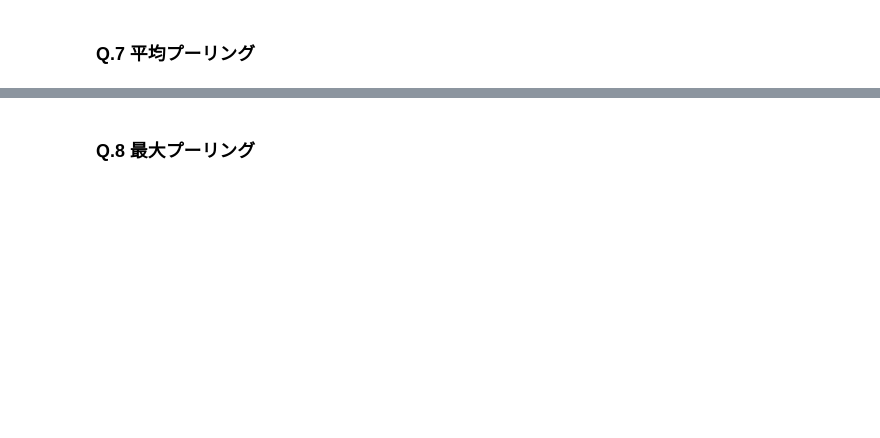
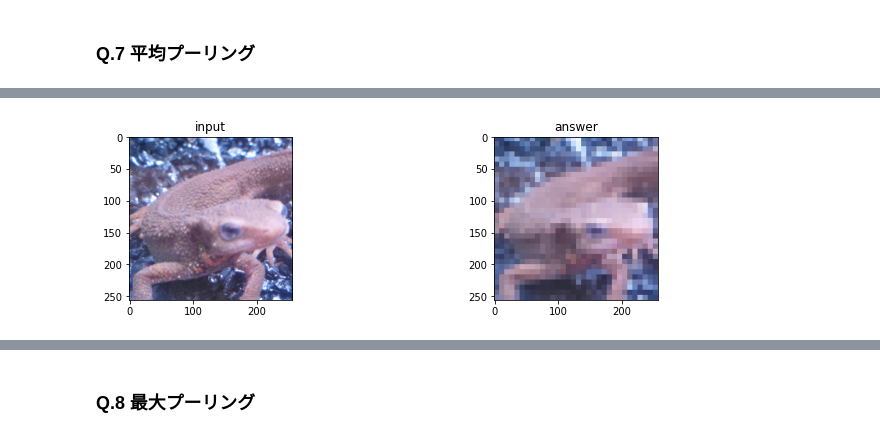
Before and after one commit to TakuroTerui/Gasyori100knock, a Jupyter notebook: work/Gasyori100knock_Q1_10.ipynb, the cells around one changed output, grey strips where cells are left out. Drawn from its saved outputs; the diff is of its cells as text; code cells hidden in the pictures; blank space fills up the shorter version.

```diff
--- a/work/Gasyori100knock_Q1_10.ipynb
+++ b/work/Gasyori100knock_Q1_10.ipynb
@@ -270,0 +315,40 @@ plt.show()
+# %%
+def pool_average(img, ksize_h=8, ksize_w=8):
+    _img = img.copy().astype(np.float32)
+
+    # padding
+    h, w = img.shape[:2]
+    outer_h = h % ksize_h
+    pad_top = outer_h // 2
+    pad_bottom = outer_h - pad_top
+    outer_w = w % ksize_w
+    pad_left = outer_w // 2
+    pad_right = outer_w - pad_left
+
+    _img = np.pad(_img, [(pad_top, pad_bottom), (pad_left, pad_right), (0, 0)], 'edge')
+    out = np.zeros_like(_img)
+
+    new_h, new_w = out.shape[:2]
+    c = 1 if len(out.shape) == 2 else out.shape[2]
+
+    # filtering
+    for iy in range(0, new_h, ksize_h):
+        for ix in range(0, new_w, ksize_w):
+            for ic in range(c):
+                out[iy : iy + ksize_h, ix : ix + ksize_w, ic] = _img[iy : iy + ksize_h, ix : ix + ksize_w, ic].mean()
+
+    out = out[pad_top : pad_top + h, pad_left : pad_left + w]
+    return np.clip(out, 0, 255).astype(np.uint8)
+
+img_pool = pool_average(img_orig) # pooling
+
+plt.figure(figsize=(12, 3))
+plt.subplot(1, 2, 1)
+plt.title('input')
+plt.imshow(img_orig)
+plt.subplot(1, 2, 2)
+plt.title('answer')
+plt.imshow(img_pool)
+plt.show()
+# %% [output]
+[figure, added]
```
Also changed, not shown: parts of 20 cells of this notebook.
